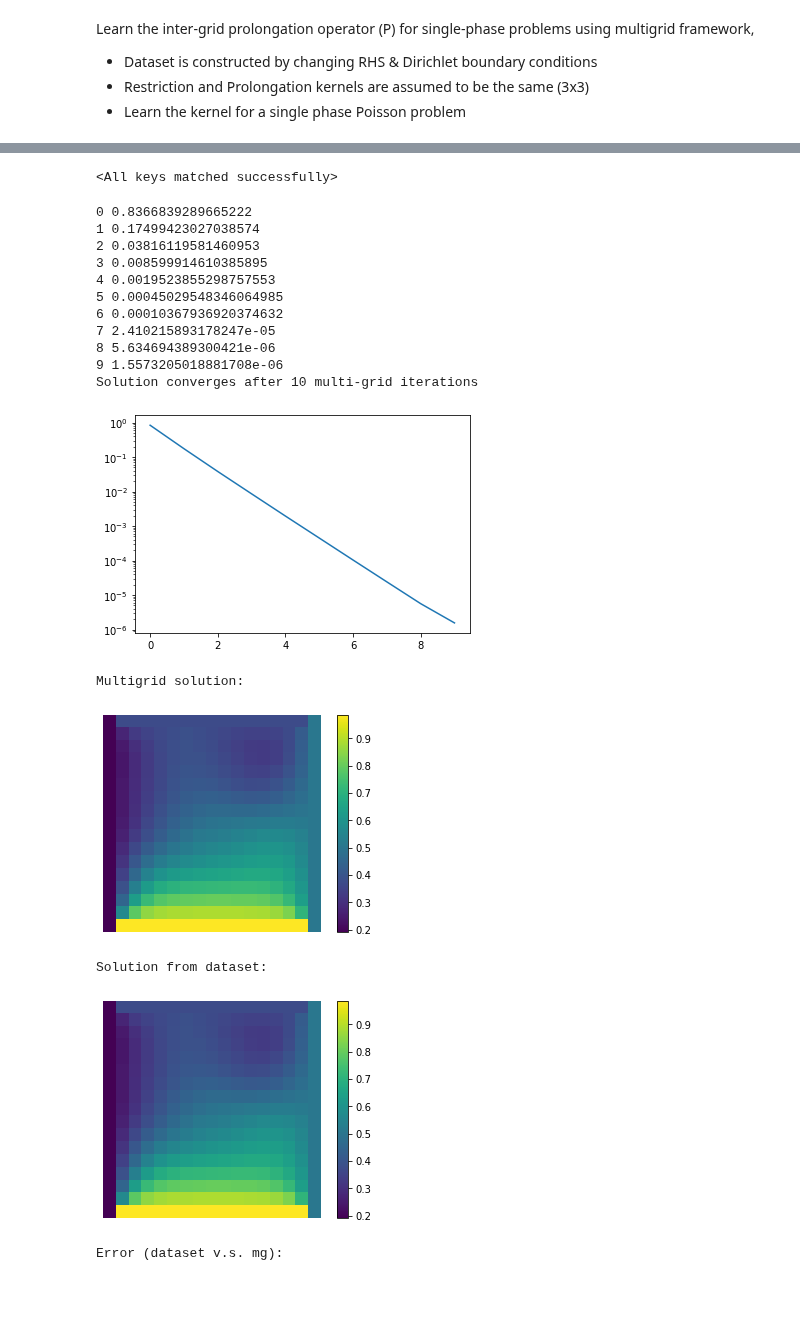
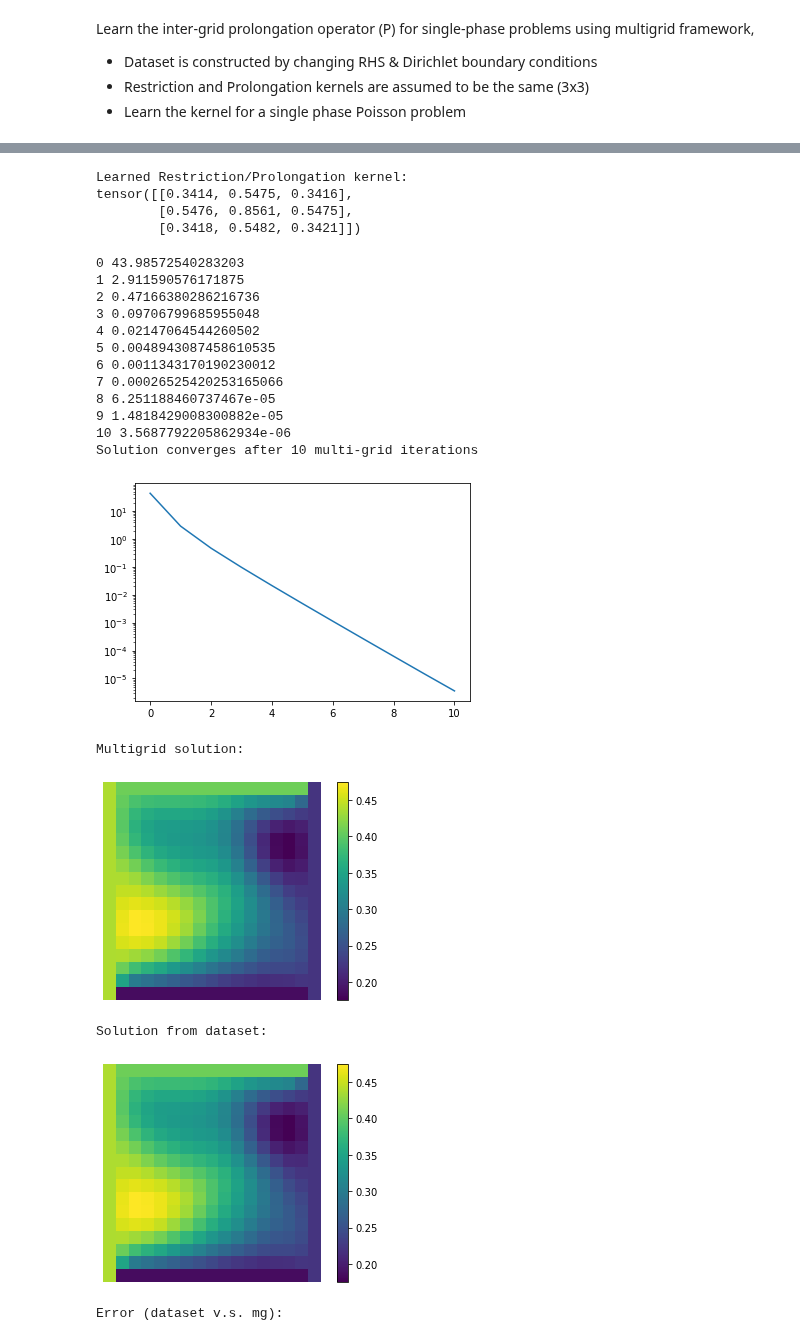
Before and after one commit to longfish/Multigrid-FEANet, a Jupyter notebook: MM-FEANet-learnP.ipynb, the cells around one changed output, grey strips where cells are left out. Drawn from its saved outputs; the diff is of its cells as text; code cells hidden in the pictures; blank space fills up the shorter version.

```diff
--- a/MM-FEANet-learnP.ipynb
+++ b/MM-FEANet-learnP.ipynb
@@ -274,7 +269,11 @@ class MultiGrid(nn.Module):
             self.grids[j+1].v = torch.zeros((n_batches,1,self.n_arr[j+1]+1,self.n_arr[j+1]+1), dtype=torch.float32, requires_grad=False)
 
         return self.grids[0].v
+# %%
+def random_sampling(x):
+    u = torch.randn_like(x)
+    return u
 # %%
-n = 2**4
 model = MultiGrid(n, linear_tensor_P+0.5*torch.rand((3,3)))
+model_linear = MultiGrid(n, linear_tensor_P)
 # %%
@@ -372,16 +365,17 @@ def copy_kernels(para_list):
     '''Copy the values of R kernels to P kernels'''
     para_list[1][0,:] = para_list[0][:,0].detach()
 # %%
-model_name = 'poisson_mg_kernel'
-
 def train_one_epoch():
     running_loss = 0.
     for i, data in enumerate(train_dataloader):
         u_train, f_train, bc_value_train, bc_index_train = data
 
         optimizer.zero_grad() # zero the gradients for every batch
-        u_out = model(f_train, bc_index_train, bc_value_train, random.randint(3,8))
-        loss_i = model.loss(u_out)
+        k = random.randint(1,10)
+        u0 = random_sampling(f_train)
+
+        u_out = model(u0, f_train, bc_index_train, bc_value_train, k)
+        loss_i = model.loss(u_out, k)
 
         loss_i.backward()
         para_list = list(model.parameters())
@@ -461,5 +451,12 @@ plt.legend()
 # %%
 # import the learned model
-model.load_state_dict(torch.load(os.path.join(model_dir,model_name+'.pth')))
+#model_name = 'poisson_mg_kernel_17x17'
+Ps = torch.load(os.path.join(model_dir,model_name+'-kernels.pt'))
+P = torch.mean(Ps[-100:,:,:],dim=0)
+print('Learned Restriction/Prolongation kernel:')
+print(P)
 # %% [output]
-<All keys matched successfully>
+Learned Restriction/Prolongation kernel:
+tensor([[0.3414, 0.5475, 0.3416],
+        [0.5476, 0.8561, 0.5475],
+        [0.3418, 0.5482, 0.3421]])
@@ -466,58 +466,61 @@ model.load_state_dict(torch.load(os.path.join(model_dir,model_name+'.pth')))
 # %%
-EPS = 5e-6
+EPS = 1e-5
+model = MultiGrid(n, P) # create a new model
 n_multigrid = 0
-res_arr = []
-res = 1
-u_mg = torch.zeros((1, 1, n+1, n+1), requires_grad=False, dtype=torch.float32)
 f_mg = f_train[k,0].reshape((1,1,n+1,n+1))
+u_mg = random_sampling(f_mg)
 bc_idx_mg = bc_index_train[k,0].reshape((1,1,n+1,n+1))
 bc_value_mg = bc_value_train[k,0].reshape((1,1,n+1,n+1))
-model(f_mg, bc_idx_mg, bc_value_mg, 1)
+model(u_mg, f_mg, bc_idx_mg, bc_value_mg, 1)
+residual = model.f-model.grids[0].Knet(model.u0)
+res = torch.norm(residual[:, :, 1:-1, 1:-1].clone(), dim=(2,3)).item()
 err_occured = False
+res_arr = [res]
+print(n_multigrid, res)
 while (abs(res) > EPS):
     u_mg = model.iterate(u_mg, model.f)
     residual = model.f-model.grids[0].Knet(u_mg)
-    res_old = res
-    res = torch.sqrt(torch.sum(residual[:, :, 1:-1, 1:-1] ** 2)).item()
+    res = torch.norm(residual[:, :, 1:-1, 1:-1].clone(), dim=(2,3)).item()
     res_arr.append(res)
+    n_multigrid += 1
     print(n_multigrid, res)
-    n_multigrid += 1
 
     if(res == torch.inf or math.isnan(res)):
         err_occured = True
         break
 
 if(err_occured):
     print("The iteration doesn't converge!")
 else:
     print("Solution converges after", n_multigrid, "multi-grid iterations ")
 plt.plot(res_arr)
 plt.yscale('log')
 plt.show()
 
 print("Multigrid solution:")
 plot.plot_field(u_mg.detach())
 
 print("Solution from dataset:")
 plot.plot_field(u_train[k,0])
 
 print("Error (dataset v.s. mg):")
 plot.plot_field(u_train[k,0]-u_mg.detach().reshape((1,1,n+1,n+1)))
 # %% [output]
-0 0.8366839289665222
-1 0.17499423027038574
-2 0.03816119581460953
-3 0.008599914610385895
-4 0.0019523855298757553
-5 0.00045029548346064985
-6 0.00010367936920374632
-7 2.410215893178247e-05
-8 5.634694389300421e-06
-9 1.5573205018881708e-06
+0 43.98572540283203
+1 2.911590576171875
+2 0.47166380286216736
+3 0.09706799685955048
+4 0.02147064544260502
+5 0.0048943087458610535
+6 0.0011343170190230012
+7 0.00026525420253165066
+8 6.251188460737467e-05
+9 1.4818429008300882e-05
+10 3.5687792205862934e-06
 Solution converges after 10 multi-grid iterations
-[figure, old version]
+[figure, new version]
 Multigrid solution:
-[figure, old version]
+[figure, new version]
 Solution from dataset:
-[figure, old version]
+[figure, new version]
 Error (dataset v.s. mg):
```
Also changed, not shown: parts of 21 cells of this notebook, 5 other files.
